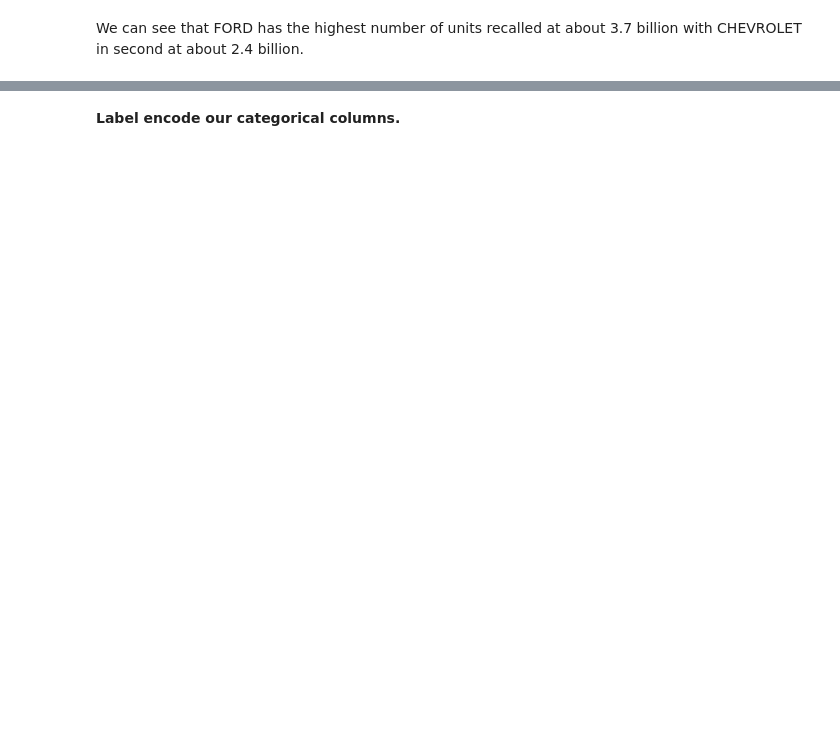
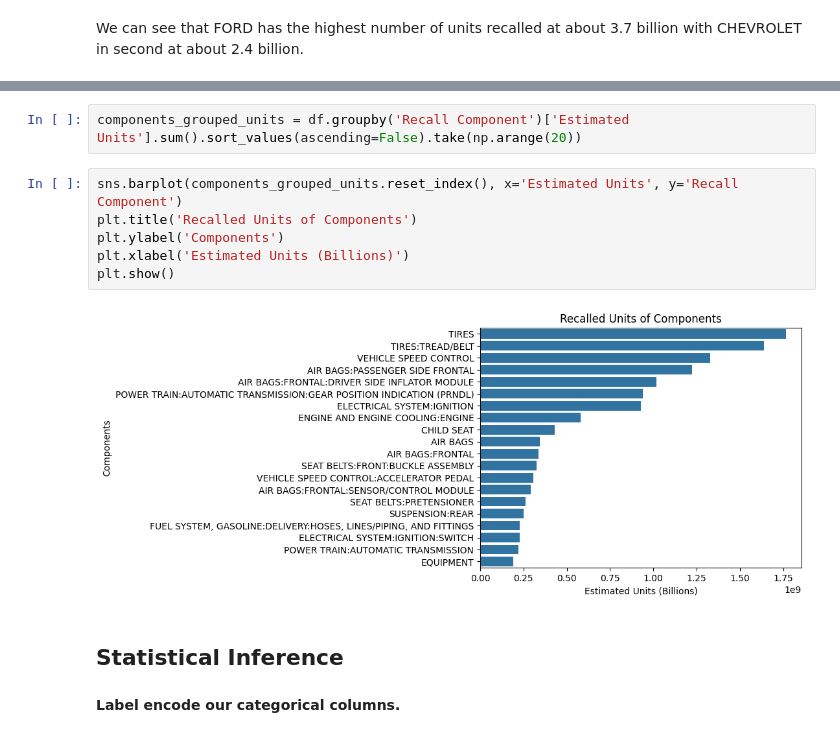
Before and after one commit to oowenn/vehicle_recalls_analysis, a Jupyter notebook: vehicle_recalls_analysis.ipynb, the cells around one changed output, grey strips where cells are left out. Drawn from its saved outputs; the diff is of its cells as text; blank space fills up the shorter version.

```diff
--- a/vehicle_recalls_analysis.ipynb
+++ b/vehicle_recalls_analysis.ipynb
@@ -267,3 +313,15 @@ We can see that FORD has the highest number of units recalled at about 3.7 billi
+# %%
+components_grouped_units = df.groupby('Recall Component')['Estimated Units'].sum().sort_values(ascending=False).take(np.arange(20))
+# %%
+sns.barplot(components_grouped_units.reset_index(), x='Estimated Units', y='Recall Component')
+plt.title('Recalled Units of Components')
+plt.ylabel('Components')
+plt.xlabel('Estimated Units (Billions)')
+plt.show()
+# %% [output]
+[figure, added]
+# %% [markdown]
+## Statistical Inference
 # %% [markdown]
 **Label encode our categorical columns.**
 # %%
```
Also changed, not shown: parts of 12 cells of this notebook.
